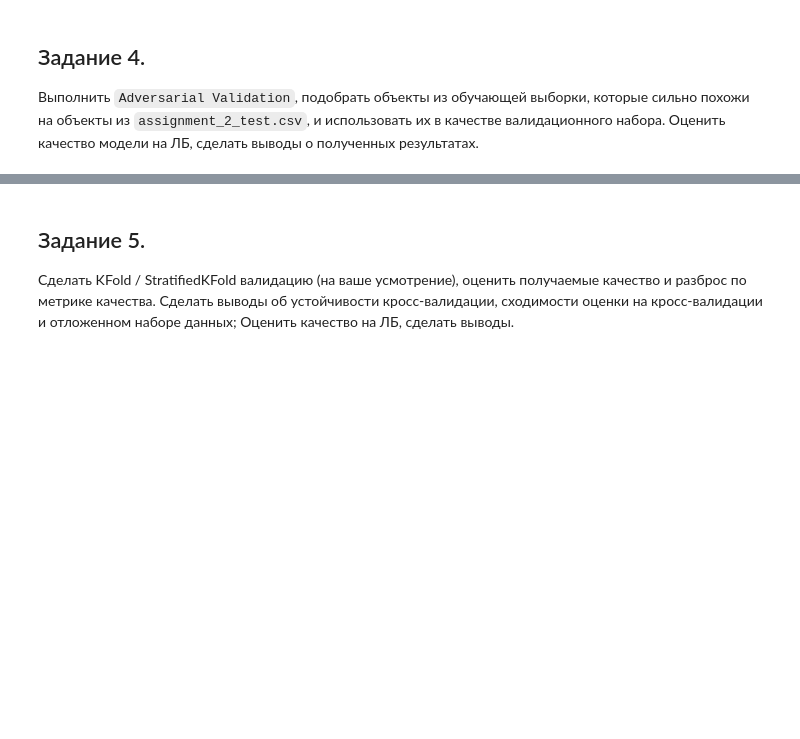
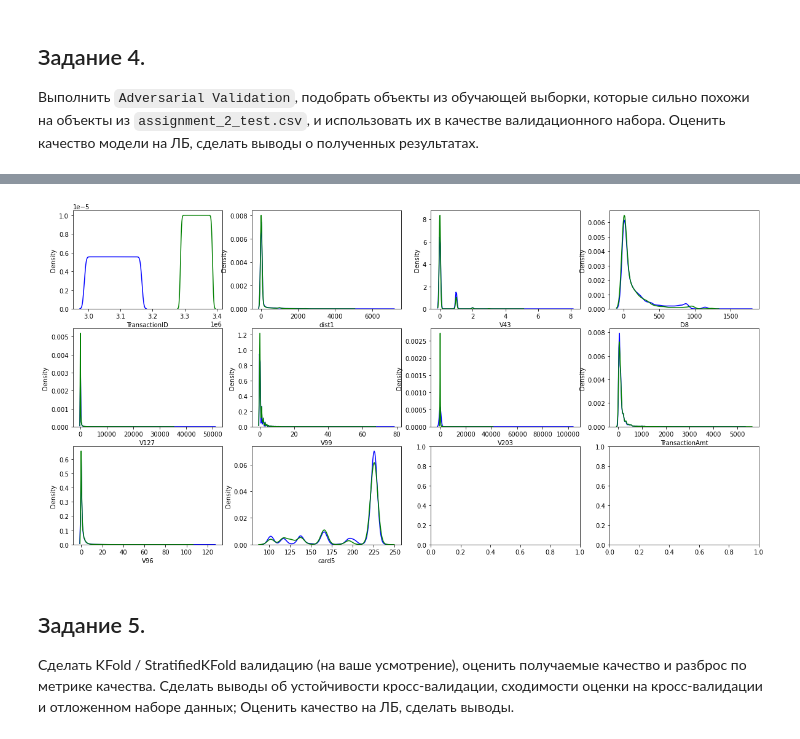
Before and after one commit to evelisko/GB_SDA_Kaggle, a Jupyter notebook: Lesson 3/HW_kaggle_Lesson_3.ipynb, the cells around one changed output, grey strips where cells are left out. Drawn from its saved outputs; the diff is of its cells as text; code cells hidden in the pictures; blank space fills up the shorter version.

```diff
--- a/Lesson 3/HW_kaggle_Lesson_3.ipynb
+++ b/Lesson 3/HW_kaggle_Lesson_3.ipynb
@@ -631,0 +696,21 @@ plt.title("Top Importance Features for Adversarial Validation (train vs test)",
+# %%
+features = ['TransactionID', 'dist1', 'V43', 'D8', 'V127', 'V99', 'V203',
+       'TransactionAmt', 'V96', 'card5']
+# %%
+# Посмотрим. какое распределение имеют эти признаки. на графике.
+num_cols =4
+fig, axes = plt.subplots(3, num_cols, figsize=(20, 10))
+
+for num, feature in enumerate(features):
+    try:
+        train_data, test_data = public_df[feature].copy(), private_df[feature].copy()
+        sns.kdeplot(train_data, ax=axes[num//num_cols, num%num_cols], color="blue", label="train")
+        sns.kdeplot(test_data, ax=axes[num//num_cols, num%num_cols], color="green", label="test")
+    except RuntimeError:
+        pass
+    except KeyError:
+        train_data = public_df[feature].copy()
+        sns.kdeplot(train_data, ax=axes[num//num_cols, num%num_cols], color="blue", label="train")
+    # axes[num//num_cols, num%num_cols].set_title(feature, fontsize=14)
+# %% [output]
+[figure, added]
```
Also changed, not shown: parts of 42 cells of this notebook.
